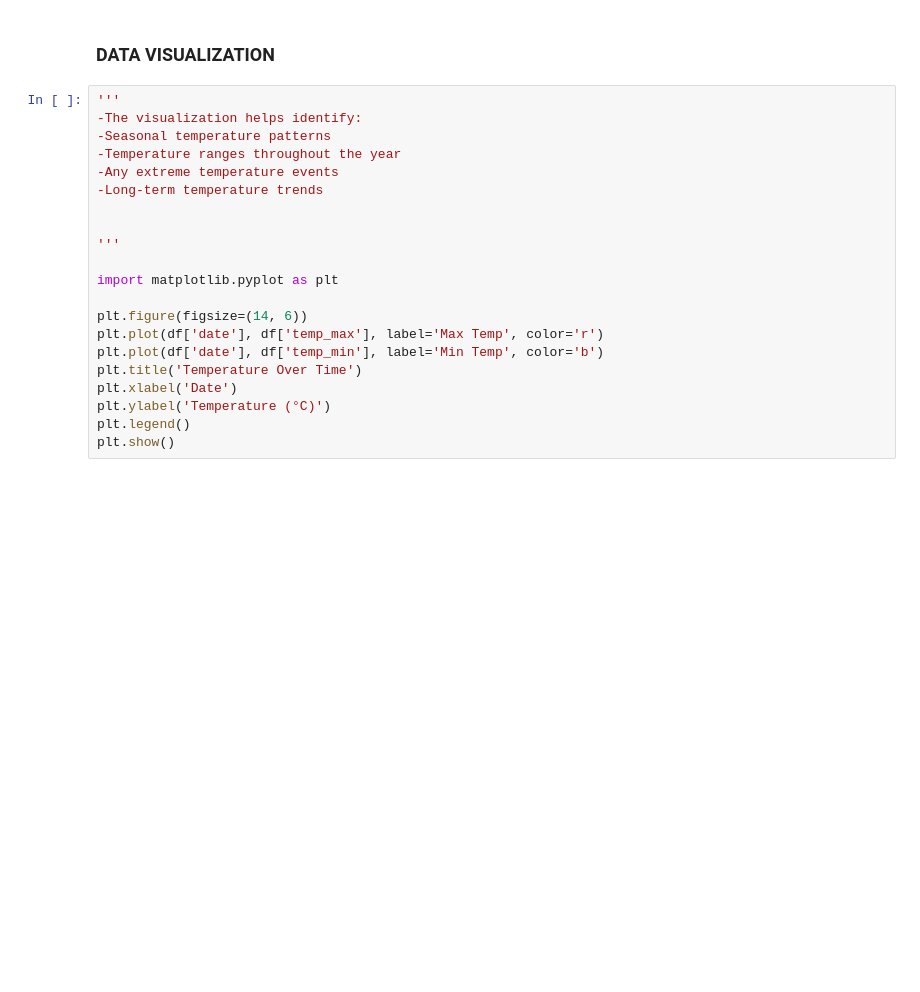
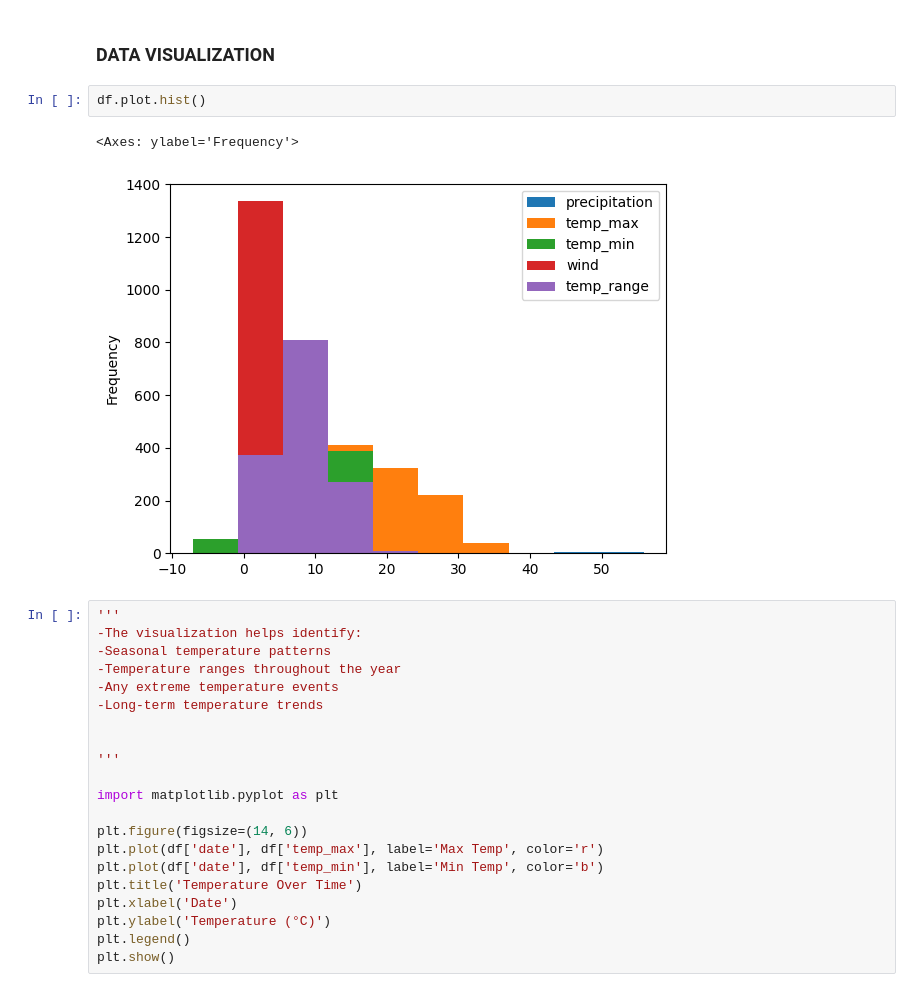
Before and after one commit to adilmrcodeaz/Weather-Data-Analysis, a Jupyter notebook: main.ipynb, the cells around one changed output. Drawn from its saved outputs; the diff is of its cells as text; blank space fills up the shorter version.

```diff
--- a/main.ipynb
+++ b/main.ipynb
@@ -125,6 +125,11 @@ def get_season(date):
 df['season'] = df['date'].apply(get_season)
 # %% [markdown]
 ### DATA VISUALIZATION
+# %%
+df.plot.hist()
+# %% [output]
+<Axes: ylabel='Frequency'>
+[figure, added]
 # %%
 '''
 -The visualization helps identify:
```
